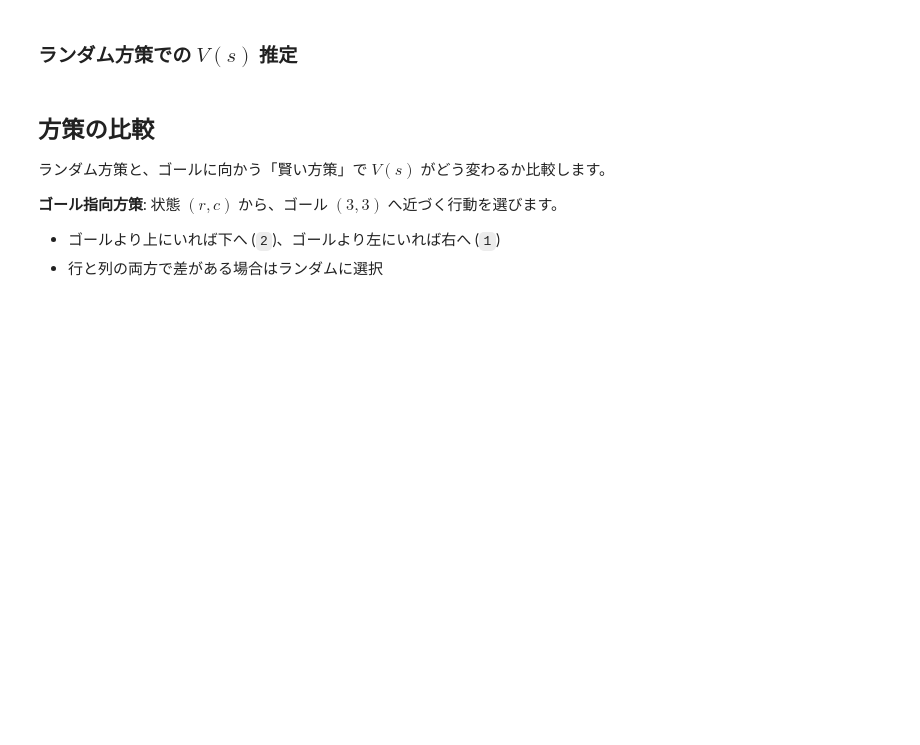
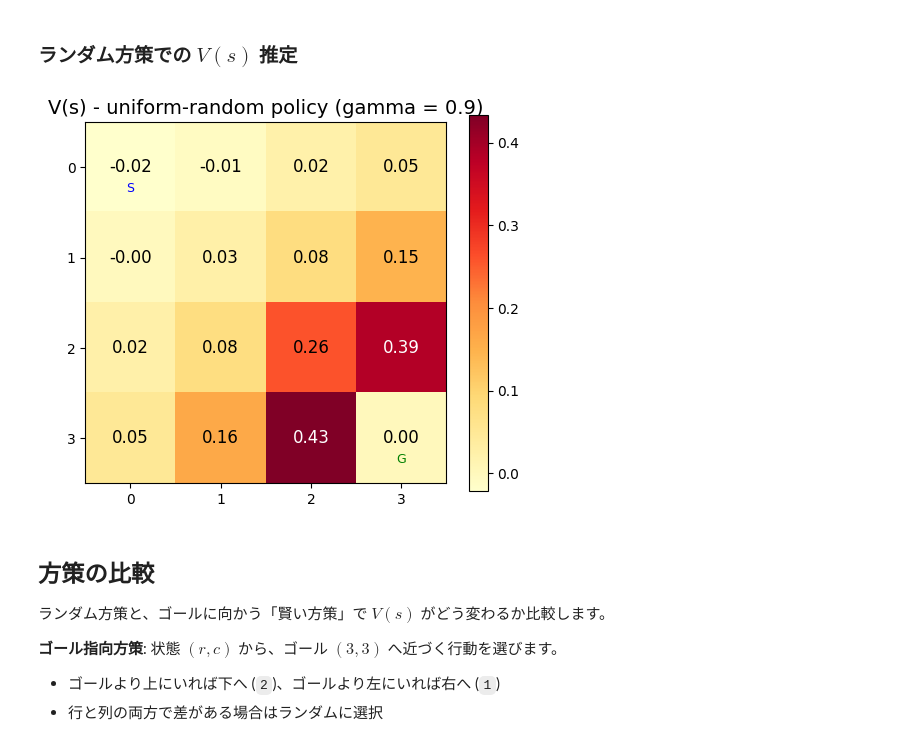
Before and after one commit to uchibe/CPAI_study, a Jupyter notebook: RLbasic/mdp_intro_instructor_solution.ipynb, the cells around one changed output. Saved outputs shown, nothing was run; the diff lists cells and outputs as text; code cells hidden in the pictures; blank space fills up the shorter version.

```diff
--- a/RLbasic/mdp_intro_instructor_solution.ipynb
+++ b/RLbasic/mdp_intro_instructor_solution.ipynb
@@ -396,11 +437,13 @@ def plot_state_values(V, title="V(s)", env=None):
 # %%
 rng_vs = np.random.default_rng(42)
 def random_policy_vs(state):
     return rng_vs.integers(0, SimpleGridMDP.N_ACTIONS)
 
 env_vs = SimpleGridMDP()
 V_random = estimate_state_values(env_vs, random_policy_vs, gamma=0.9, n_episodes=500)
-plot_state_values(V_random, title="V(s) — ランダム方策 (γ=0.9)")
+plot_state_values(V_random, title="V(s) - uniform-random policy (gamma = 0.9)")
+# %% [output]
+[figure, added]
 # %% [markdown]
 ## 方策の比較
 
```
Also changed, not shown: parts of 8 cells of this notebook.
